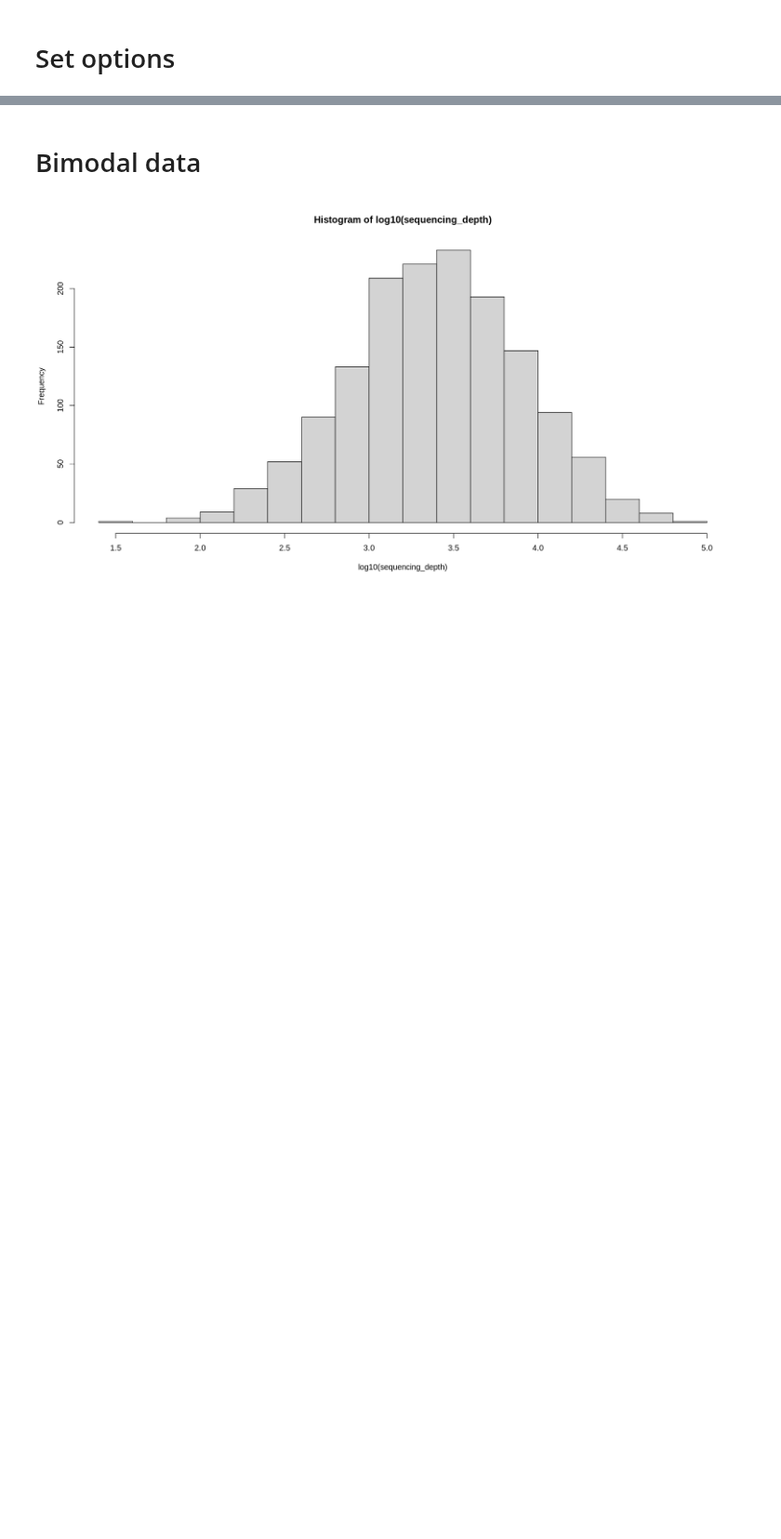
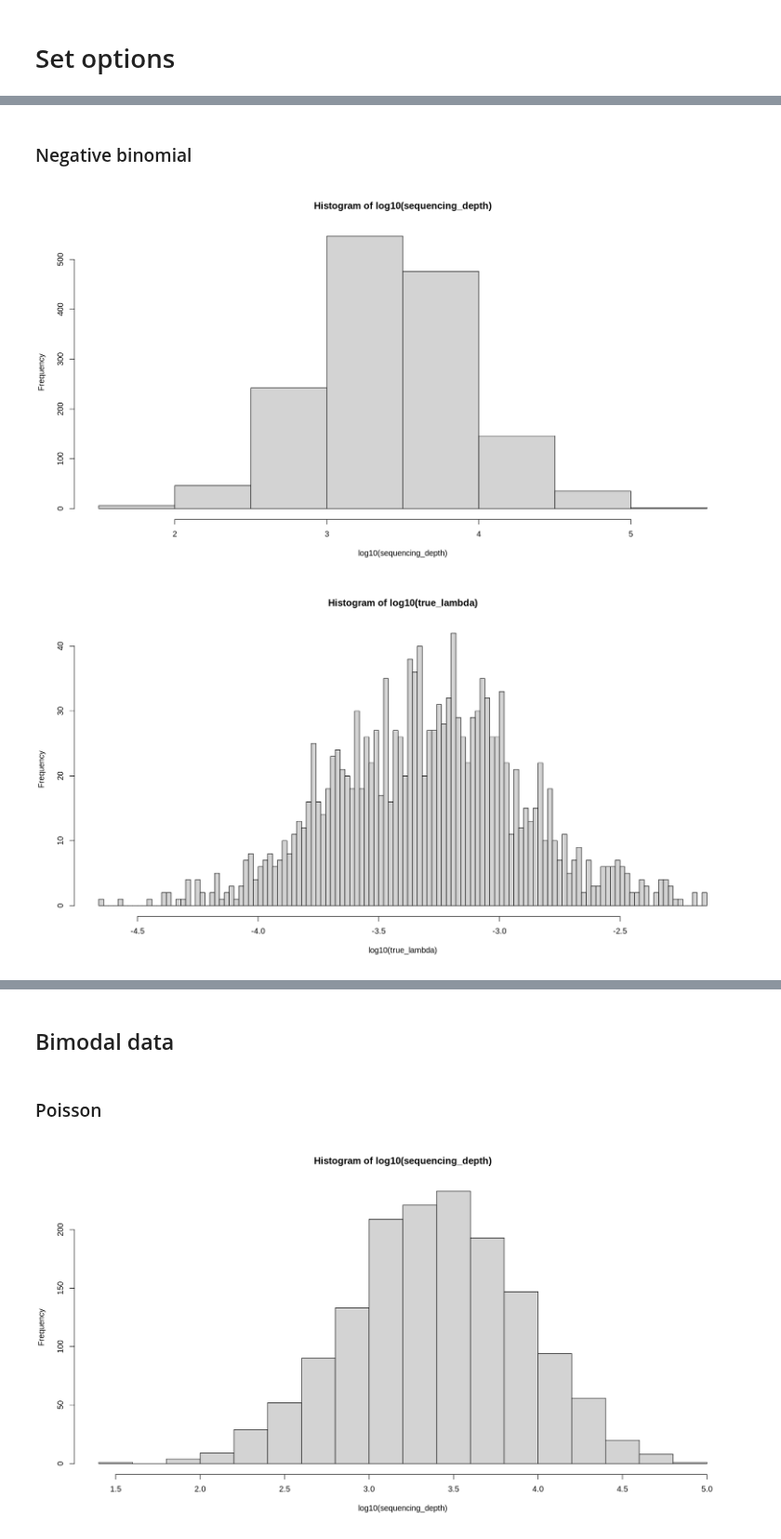
Before and after one commit to AndreMacedo88/Notebooks-Research, a Jupyter notebook: Bioinfo/Transcriptomics/generate_realistic_single-cell_count_data_r.ipynb, the cells around one changed output, grey strips where cells are left out. Shown at 93% size. Saved outputs shown, nothing was run; the diff lists cells and outputs as text; code cells hidden in the pictures; blank space fills up the shorter version.

Commit message:
feat: :alembic: draw from a negative binomial instead

```diff
--- a/Bioinfo/Transcriptomics/generate_realistic_single-cell_count_data_r.ipynb
+++ b/Bioinfo/Transcriptomics/generate_realistic_single-cell_count_data_r.ipynb
@@ -34,2 +40,34 @@ hist(counts_normalized)
 [figure]
 [figure]
+# %% [markdown]
+### Negative binomial
+# %%
+# Number of cells to simulate
+n <- 1500
+
+# Dispersion parameter
+theta <- 3
+
+# Get log-normally distributed total number of RNA molecules sequenced per cell (library size or sequencing depth)
+# Log-normal guarantees non-negative counts and a tapering down in density for higher counts
+# We first set average library size and standard deviation
+mean_size <- 2500
+std_size <- 0.5
+sequencing_depth <- round(10^rnorm(n, log10(mean_size), std_size))
+hist(log10(sequencing_depth))
+
+# Simulate the true expression rate for each cell
+mean_rate <- -3.3 # corresponds to expression rate around 10^(-3.3) = 0.0005
+std_rate <- 0.4
+true_lambda <- 10^rnorm(n, mean_rate, std_rate)
+hist(log10(true_lambda), 100)
+
+# Simulate the observed read counts per cell as a poisson process
+# The expected count for each cell is proportional to the true expression rate and the sequencing depth
+counts <- rnbinom(n, size = theta, mu = true_lambda * sequencing_depth)
+# Normalize the expression counts per cell and log-transform them
+counts_normalized <- log10(counts / sequencing_depth + 1e-4)
+hist(counts_normalized)
+# %% [output]
+[figure, added]
+[figure, added]
@@ -36,5 +75,7 @@ hist(counts_normalized)
 # %% [markdown]
-# Bimodal data
+## Bimodal data
+# %% [markdown]
+### Poisson
 # %%
 # Number of cells to simulate
 n <- 1500
```
Also changed, not shown: parts of 10 cells of this notebook.
